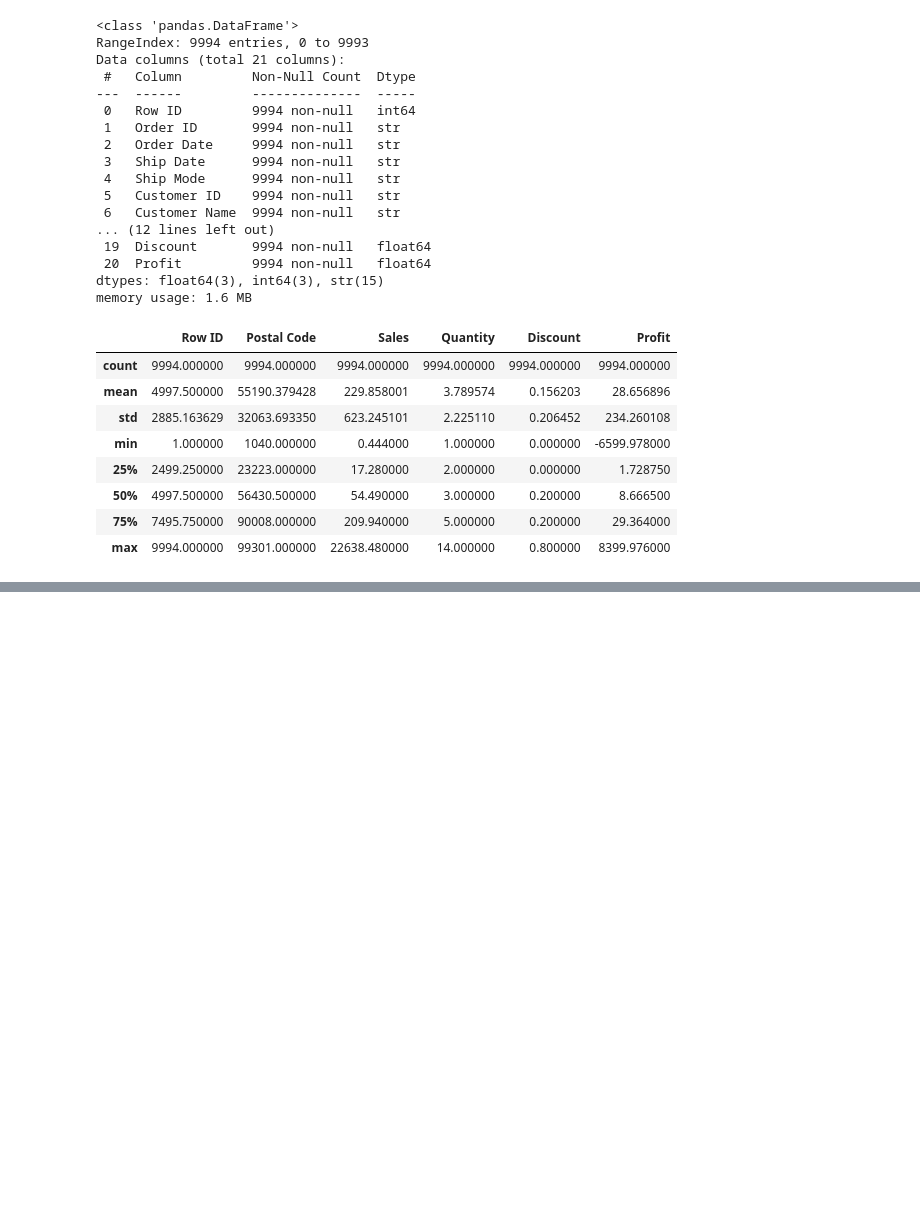
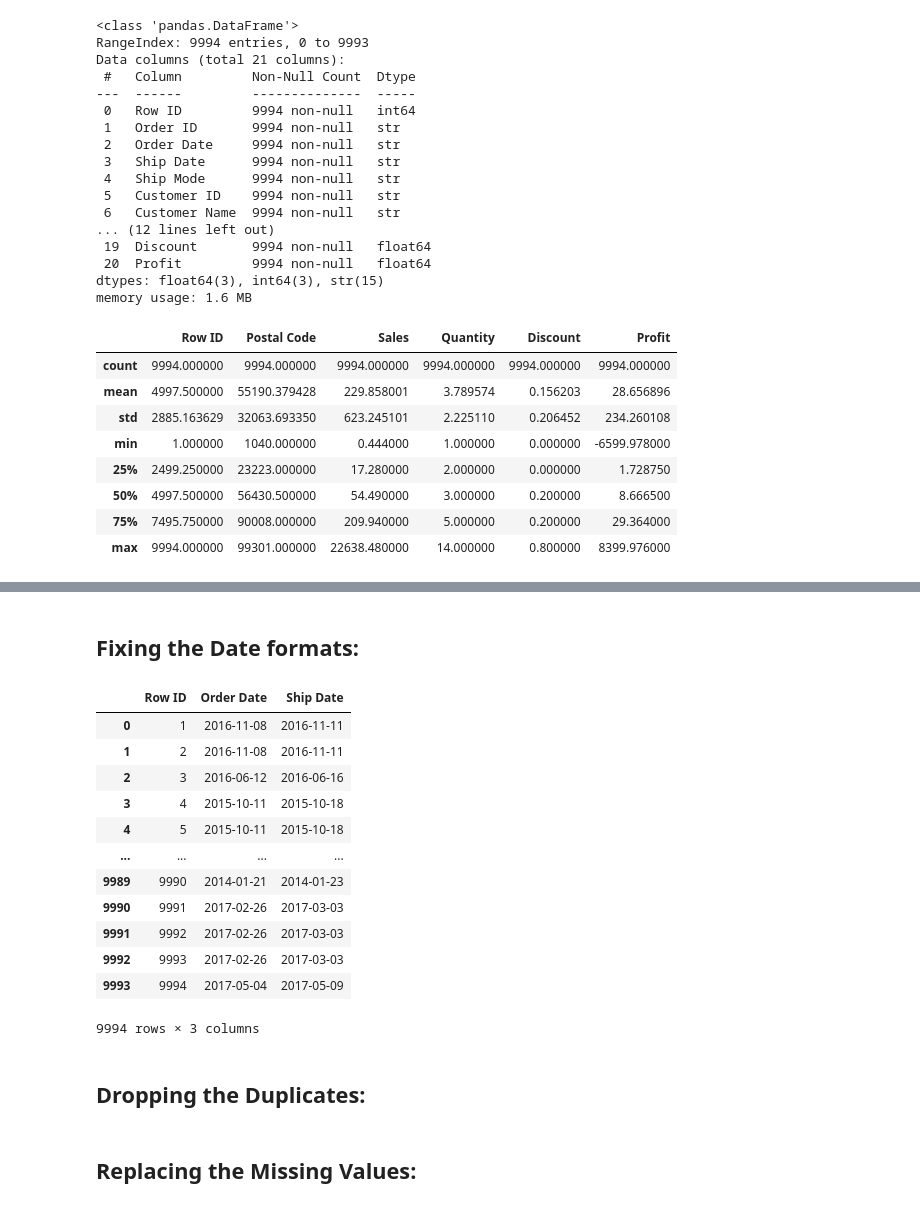
Before and after one commit to itshowrohitworks/superstore-dataset, a Jupyter notebook: notebook/data-analysis.ipynb, the cells around one changed output, grey strips where cells are left out. Saved outputs shown, nothing was run; the diff lists cells and outputs as text; code cells hidden in the pictures; blank space fills up the shorter version.

```diff
--- a/notebook/data-analysis.ipynb
+++ b/notebook/data-analysis.ipynb
@@ -53,0 +86,2 @@ df.describe()
+# %% [markdown]
+## Fixing the Date formats:
@@ -53,0 +91,18 @@ df.describe()
+# %%
+df[['Row ID','Order Date','Ship Date']]
+# %% [output]
+|  | Row ID | Order Date | Ship Date |
+| 0 | 1 | 2016-11-08 | 2016-11-11 |
+| 1 | 2 | 2016-11-08 | 2016-11-11 |
+| 2 | 3 | 2016-06-12 | 2016-06-16 |
+| 3 | 4 | 2015-10-11 | 2015-10-18 |
+| 4 | 5 | 2015-10-11 | 2015-10-18 |
+| ... | ... | ... | ... |
+| 9989 | 9990 | 2014-01-21 | 2014-01-23 |
+| 9990 | 9991 | 2017-02-26 | 2017-03-03 |
+| 9991 | 9992 | 2017-02-26 | 2017-03-03 |
+| 9992 | 9993 | 2017-02-26 | 2017-03-03 |
+| 9993 | 9994 | 2017-05-04 | 2017-05-09 |
+9994 rows × 3 columns
+# %% [markdown]
+## Dropping the Duplicates:
@@ -53,0 +111,2 @@ df.describe()
+# %% [markdown]
+## Replacing the Missing Values:
```
Also changed, not shown: parts of 25 cells of this notebook.
